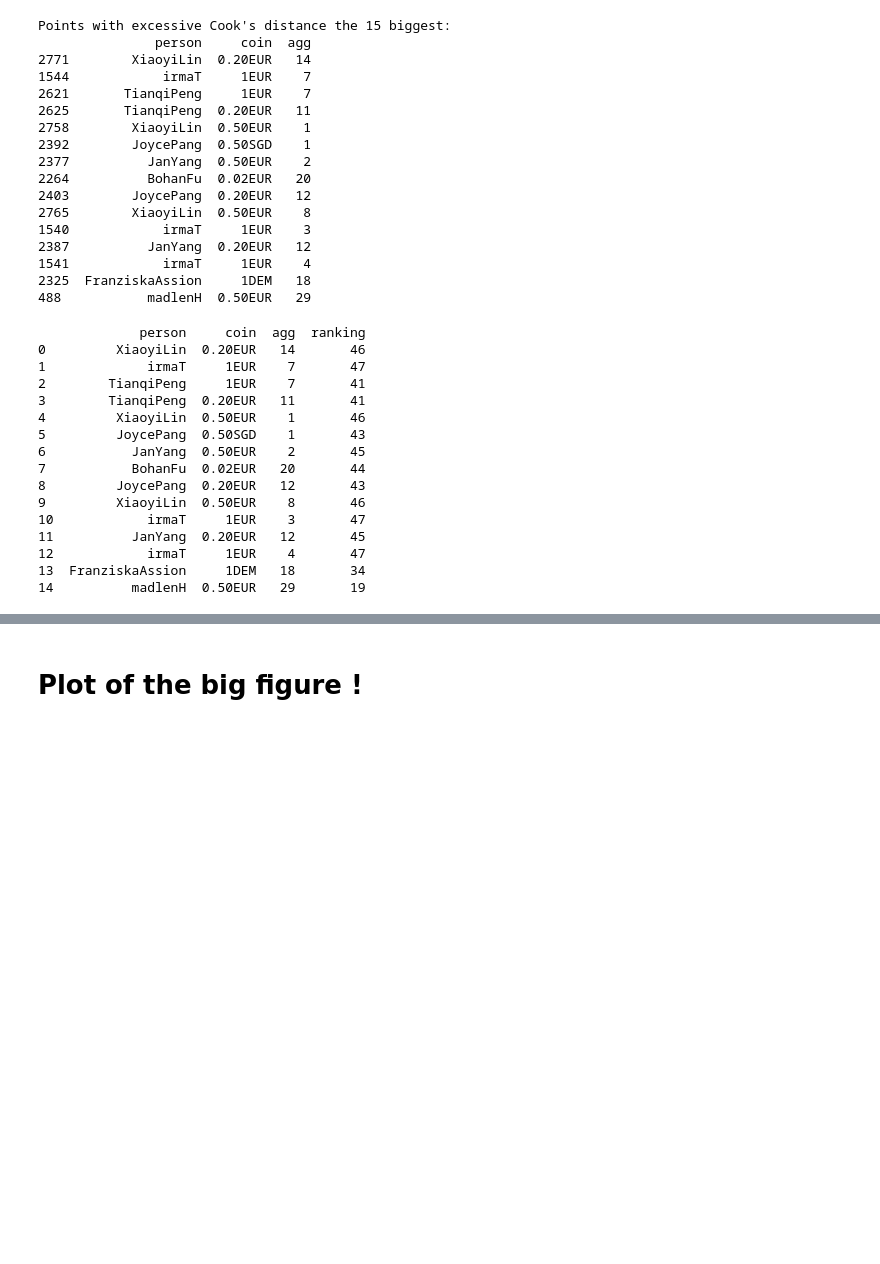
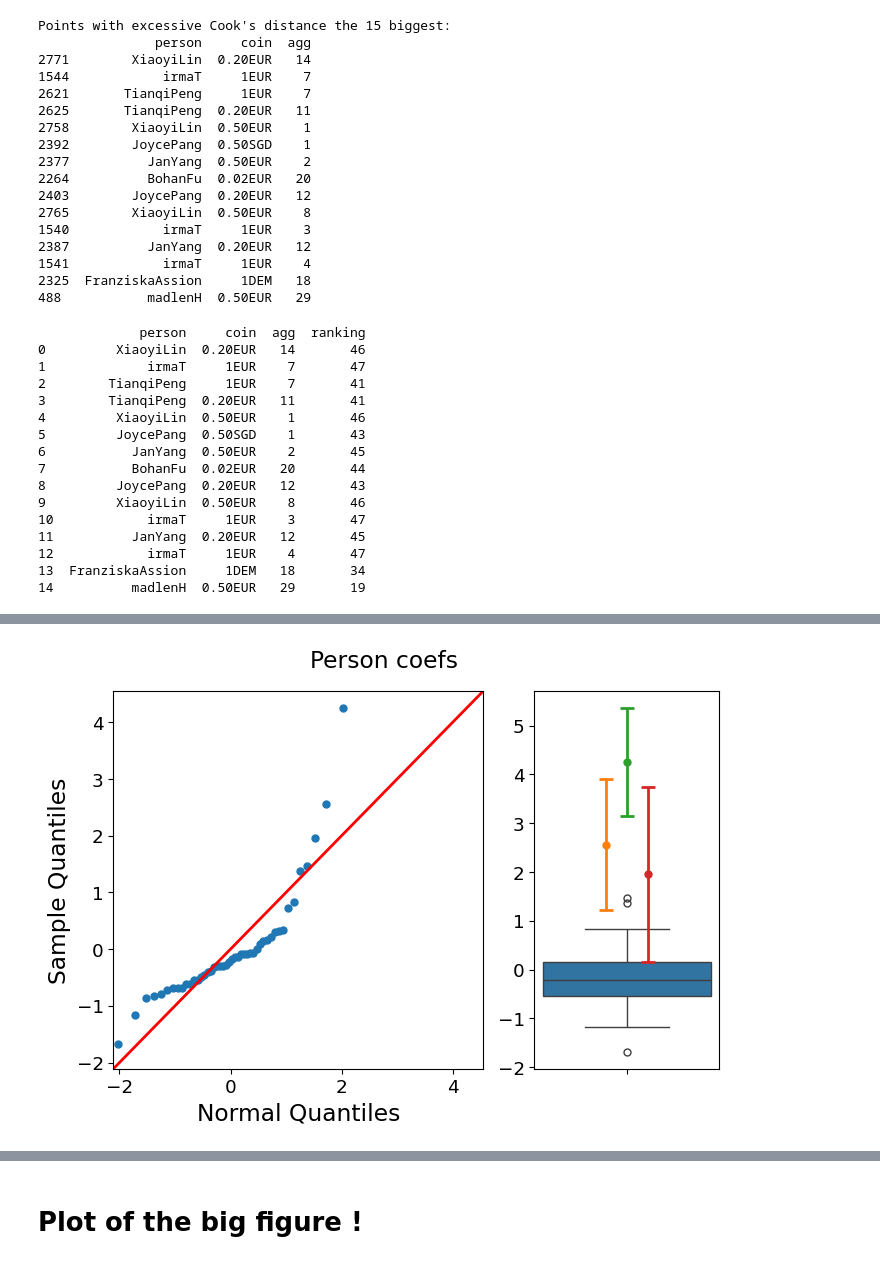
Before and after one commit to Tiddy-Fje/coin-data-regression, a Jupyter notebook: code/new_normal_thingy.ipynb, the cells around one changed output, grey strips where cells are left out. Cells and saved outputs as stored; diff of their text form; code cells hidden in the pictures; blank space fills up the shorter version.

```diff
--- a/code/new_normal_thingy.ipynb
+++ b/code/new_normal_thingy.ipynb
@@ -594,0 +585,87 @@ print(np.linalg.matrix_rank(X_complete))
+# %%
+
+
+data, info = process_data('df-time-agg', keep_coins=1, keep_persons=1, drop_ingeborg=True)
+
+# Assume data_expanded and model are already defined
+WLS_model_full = sm.WLS.from_formula(
+    formula="(rom) ~ 1 + person + coin + agg",
+    weights=data_expanded["weights"]/np.mean(data_expanded["weights"]),
+    data=data_expanded
+)
+result_WLS_full = WLS_model_full.fit()
+
+# get coefficients associated with people main effects
+coefs = result_WLS_full.params
+ci_l = coefs - result_WLS_full.conf_int()[0]
+ci_u = result_WLS_full.conf_int()[1] - coefs
+width = ci_u - ci_l
+
+filt_person = coefs[coefs.index.str.match(r'^person\[T\.[^\]:]+\]$')]
+filt_coin = coefs[coefs.index.str.match(r'^coin\[T\.[^\]:]+\]$')]
+pattern_person = r'^person\[T\.(' + '|'.join(info['common_persons']) + r')\]$'
+pattern_coin = r'^coin\[T\.(' + '|'.join(info['common_coins']) + r')\]$'
+common_persons = filt_person[ filt_person.index.str.match( pattern_person ) ]
+common_coins = filt_coin[ filt_coin.index.str.match( pattern_coin ) ]
+
+def norm(x, mean=None, std = None, return_params=False):
+    if mean is None or std is None:
+        mean = x.mean()
+        std = x.std()
+    if return_params:
+        return (x - mean) / std, mean, std
+    return (x - mean) / std
+
+def unorm(x, mean, std):
+    return x * std + mean
+
+print('Considering the ', common_persons.count(), ' most common persons')
+print('Considering the ', common_coins.count(), ' most common coins')
+
+
+fig, ax = plt.subplots( 1, 2, figsize=(7, 5), width_ratios=[1, .5])
+sm.qqplot(norm(common_persons), line='45', ax=ax[0])
+ax[0].set_xlabel('Normal Quantiles')
+sb.boxplot(norm(common_persons), ax=ax[1])
+
+outliers = ax[1].get_lines()[5].get_ydata() # I found this by inspecting the boxplot
+n_person, mean_person, std_person = norm(common_persons, return_params=True)
+plt.plot(np.nan, np.nan) # skip blue color in cycler by plotting nothing
+
+
+pos = [-.1,0,.1]
+k = 0
+for element in outliers:
+    if abs(element) in np.sort(np.abs(outliers))[:-3]:
+        continue
+    unorm_element = unorm(element, mean_person, std_person)
+    ind = common_persons[abs(common_persons-unorm_element)<1.0e-10].index[0]
+    plt.plot(0, element, marker='s', color='white', markersize=10)
+    plt.errorbar(pos[k], element, yerr=norm(ci_u[f'{ind}'], mean=0.0, std=std_person), fmt='o', capsize=5, capthick=2)
+    k += 1
+    print(f'Outlier number {k}: ', ind)
+
+plt.savefig('../figures/WLS-unusual_people.png')
+fig.suptitle('Person coefs')
+
+plt.figure(figsize=(5, 5))
+fig, ax = plt.subplots( 1, 2, figsize=(7, 5), width_ratios=[1, .5])
+sm.qqplot(norm(common_coins), line='45', ax=ax[0])
+ax[0].set_xlabel('Normal Quantiles')
+sb.boxplot(norm(common_coins), ax=ax[1])
+
+
+outliers = ax[1].get_lines()[5].get_ydata()
+n_coin, mean_coin, std_coin = norm(common_coins, return_params=True)
+plt.plot(np.nan, np.nan) # skip blue color in cycler by plotting nothing
+for i, element in enumerate(outliers):
+    unorm_element = unorm(element, mean_coin, std_coin)
+    ind = common_coins[abs(common_coins-unorm_element)<1.0e-10].index[0]
+    plt.errorbar(0, element, yerr=norm(ci_u[f'{ind}'], mean=0.0, std=std_coin), fmt='o', capsize=5, capthick=2)
+    print(f'Outlier number {i+1}: ', ind)
+
+plt.savefig('../figures/WLS-unusual_coins.png')
+fig.suptitle('Coins coefs')
+
+#print(coefs)
+# %% [output]
@@ -594,0 +679 @@ print(np.linalg.matrix_rank(X_complete))
+[figure, added]
```
Also changed, not shown: parts of 6 cells of this notebook, 4 other files.
